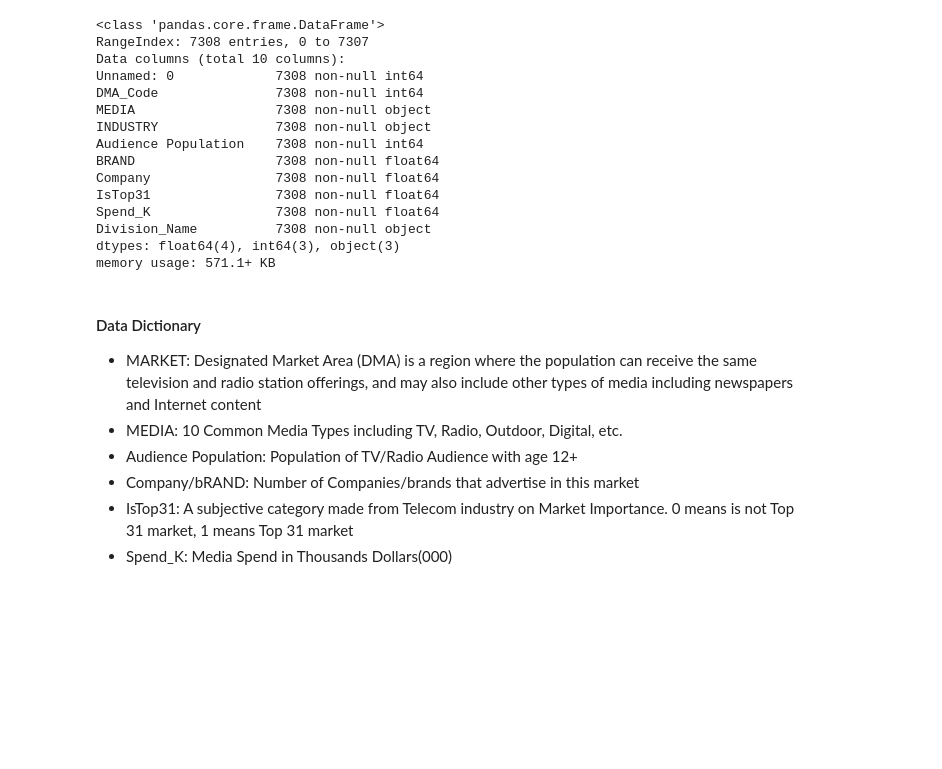
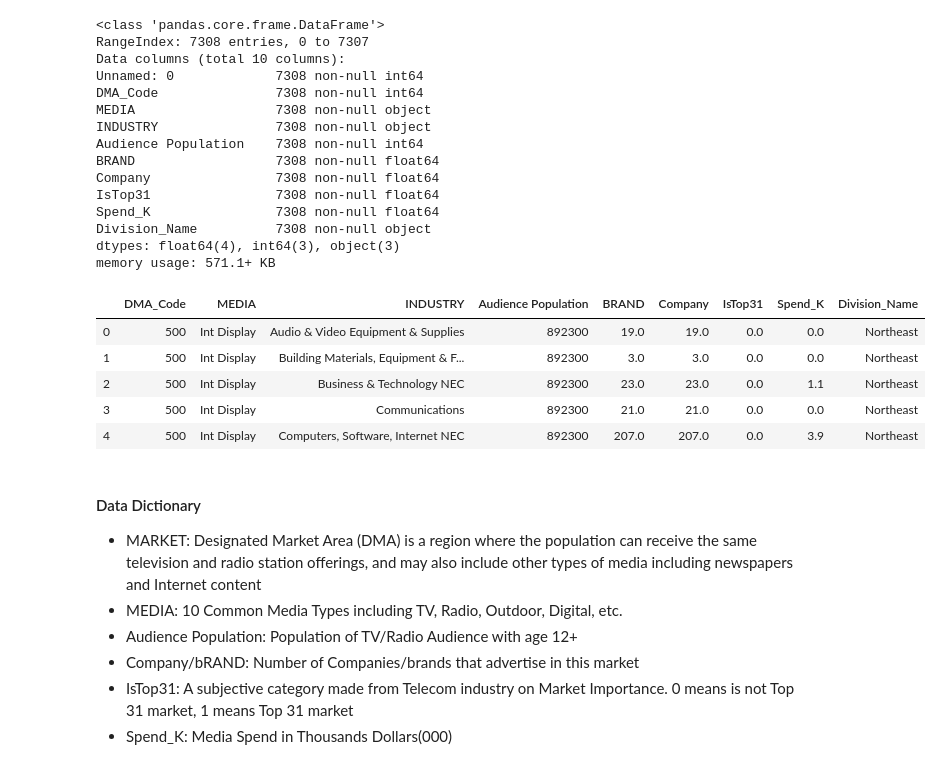
Before and after one commit to bonniema/Competitive_Spend_Classifier, a Jupyter notebook: Market_Segmentation_BM.ipynb, the cells around one changed output. Saved outputs shown, nothing was run; the diff lists cells and outputs as text; code cells hidden in the pictures; blank space fills up the shorter version.

```diff
--- a/Market_Segmentation_BM.ipynb
+++ b/Market_Segmentation_BM.ipynb
@@ -51,6 +52,15 @@ dtypes: float64(4), int64(3), object(3)
 memory usage: 571.1+ KB
 # %%
 market = market.drop(['Unnamed: 0'], axis=1)
+# %%
+market.head()
+# %% [output]
+|  | DMA_Code | MEDIA | INDUSTRY | Audience Population | BRAND | Company | IsTop31 | Spend_K | Division_Name |
+| 0 | 500 | Int Display | Audio & Video Equipment & Supplies | 892300 | 19.0 | 19.0 | 0.0 | 0.0 | Northeast |
+| 1 | 500 | Int Display | Building Materials, Equipment & F... | 892300 | 3.0 | 3.0 | 0.0 | 0.0 | Northeast |
+| 2 | 500 | Int Display | Business & Technology NEC | 892300 | 23.0 | 23.0 | 0.0 | 1.1 | Northeast |
+| 3 | 500 | Int Display | Communications | 892300 | 21.0 | 21.0 | 0.0 | 0.0 | Northeast |
+| 4 | 500 | Int Display | Computers, Software, Internet NEC | 892300 | 207.0 | 207.0 | 0.0 | 3.9 | Northeast |
 # %% [markdown]
 #### Data Dictionary
 
```
Also changed, not shown: parts of 14 cells of this notebook.
